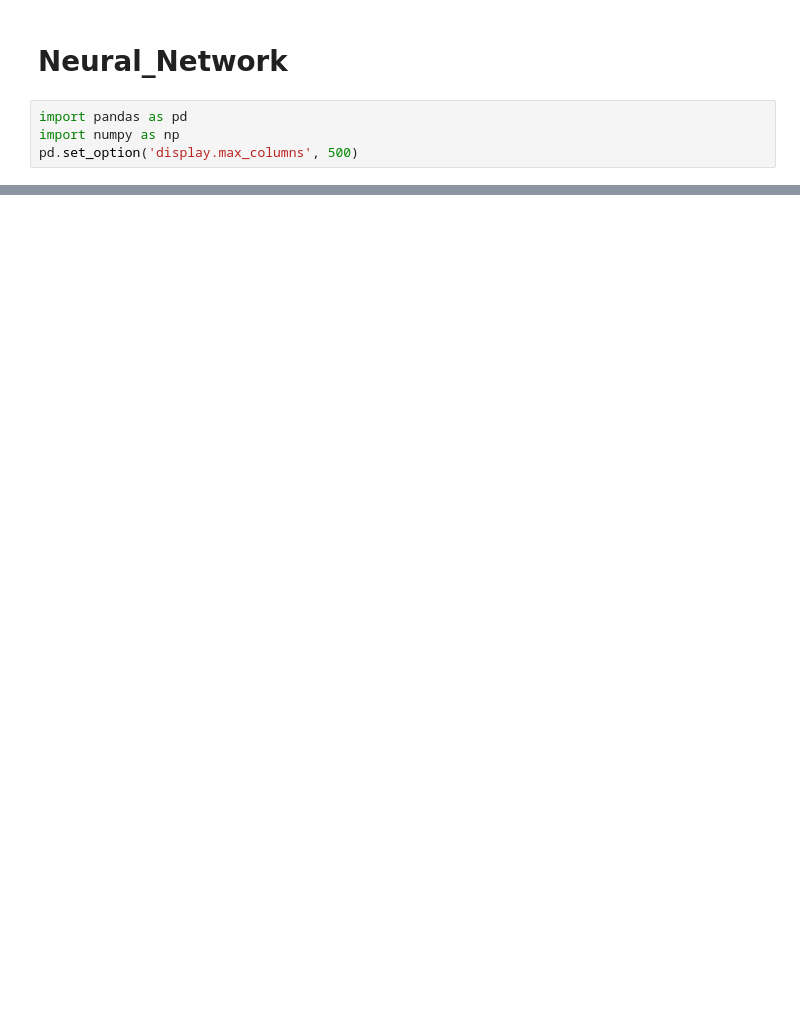
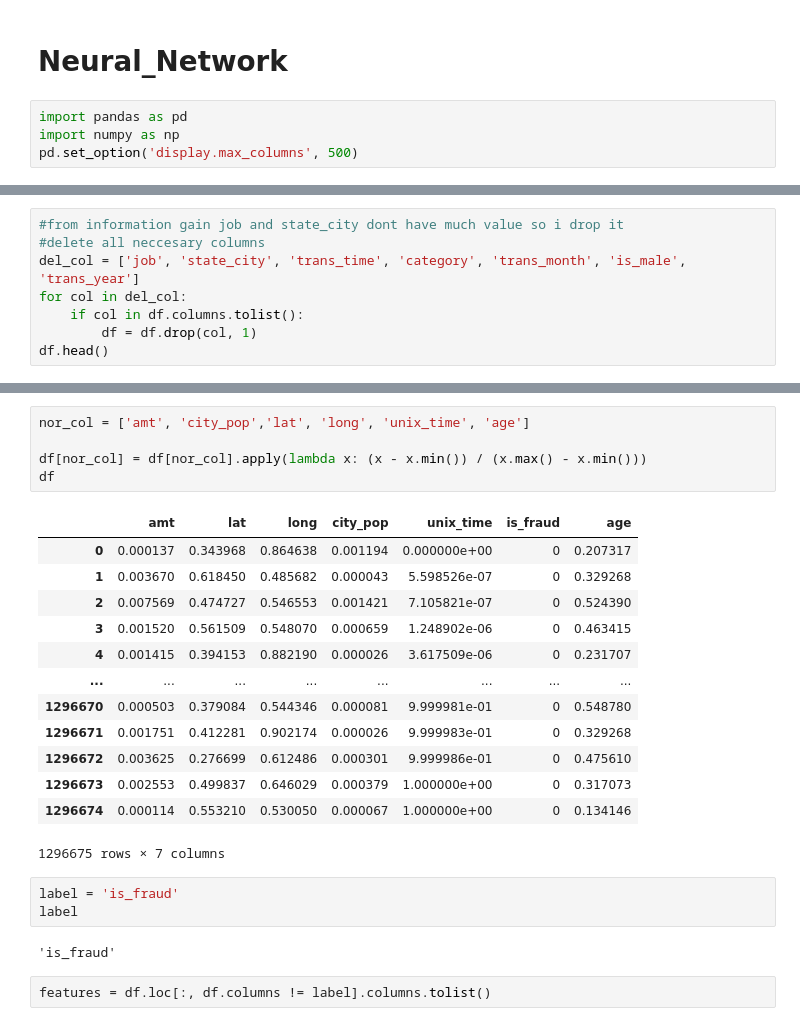
Before and after one commit to tintinap/Maching-Learning-Midterm-Exam, a Jupyter notebook: neural_network.ipynb, the cells around one changed output, grey strips where cells are left out. Cells and saved outputs as stored; diff of their text form; blank space fills up the shorter version.

```diff
--- a/neural_network.ipynb
+++ b/neural_network.ipynb
@@ -25,0 +28,8 @@ df.head()
+# %%
+#from information gain job and state_city dont have much value so i drop it
+#delete all neccesary columns
+del_col = ['job', 'state_city', 'trans_time', 'category', 'trans_month', 'is_male', 'trans_year']
+for col in del_col:
+    if col in df.columns.tolist():
+        df = df.drop(col, 1)
+df.head()
@@ -25,0 +43,26 @@ df.head()
+# %%
+nor_col = ['amt', 'city_pop','lat', 'long', 'unix_time', 'age']
+
+df[nor_col] = df[nor_col].apply(lambda x: (x - x.min()) / (x.max() - x.min()))
+df
+# %% [output]
+|  | amt | lat | long | city_pop | unix_time | is_fraud | age |
+| 0 | 0.000137 | 0.343968 | 0.864638 | 0.001194 | 0.000000e+00 | 0 | 0.207317 |
+| 1 | 0.003670 | 0.618450 | 0.485682 | 0.000043 | 5.598526e-07 | 0 | 0.329268 |
+| 2 | 0.007569 | 0.474727 | 0.546553 | 0.001421 | 7.105821e-07 | 0 | 0.524390 |
+| 3 | 0.001520 | 0.561509 | 0.548070 | 0.000659 | 1.248902e-06 | 0 | 0.463415 |
+| 4 | 0.001415 | 0.394153 | 0.882190 | 0.000026 | 3.617509e-06 | 0 | 0.231707 |
+| ... | ... | ... | ... | ... | ... | ... | ... |
+| 1296670 | 0.000503 | 0.379084 | 0.544346 | 0.000081 | 9.999981e-01 | 0 | 0.548780 |
+| 1296671 | 0.001751 | 0.412281 | 0.902174 | 0.000026 | 9.999983e-01 | 0 | 0.329268 |
+| 1296672 | 0.003625 | 0.276699 | 0.612486 | 0.000301 | 9.999986e-01 | 0 | 0.475610 |
+| 1296673 | 0.002553 | 0.499837 | 0.646029 | 0.000379 | 1.000000e+00 | 0 | 0.317073 |
+| 1296674 | 0.000114 | 0.553210 | 0.530050 | 0.000067 | 1.000000e+00 | 0 | 0.134146 |
+1296675 rows × 7 columns
+# %%
+label = 'is_fraud'
+label
+# %% [output]
+'is_fraud'
+# %%
+features = df.loc[:, df.columns != label].columns.tolist()
```
Also changed, not shown: parts of 46 cells of this notebook.
